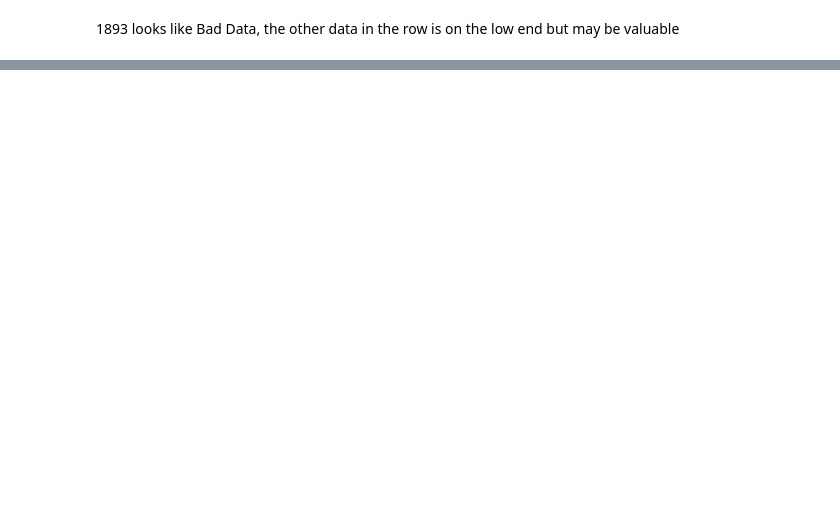
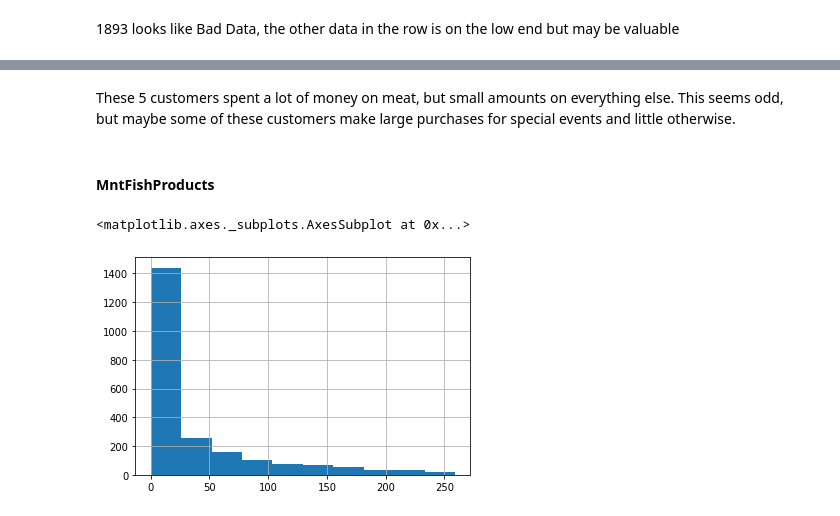
Before and after one commit to merb92/marketing-analytics-xyz, a Jupyter notebook: notebooks/01-eda.ipynb, the cells around one changed output, grey strips where cells are left out. Cells and saved outputs as stored; diff of their text form; code cells hidden in the pictures; blank space fills up the shorter version.

```diff
--- a/notebooks/01-eda.ipynb
+++ b/notebooks/01-eda.ipynb
@@ -210,0 +307,9 @@ df[df.Year_Birth == 1893]
+# %% [markdown]
+These 5 customers spent a lot of money on meat, but small amounts on everything else. This seems odd, but maybe some of these customers make large purchases for special events and little otherwise.
+# %% [markdown]
+#### MntFishProducts
+# %%
+df.MntFishProducts.hist()
+# %% [output]
+<matplotlib.axes._subplots.AxesSubplot at 0x...>
+[figure, added]
```
Also changed, not shown: parts of 87 cells of this notebook.
